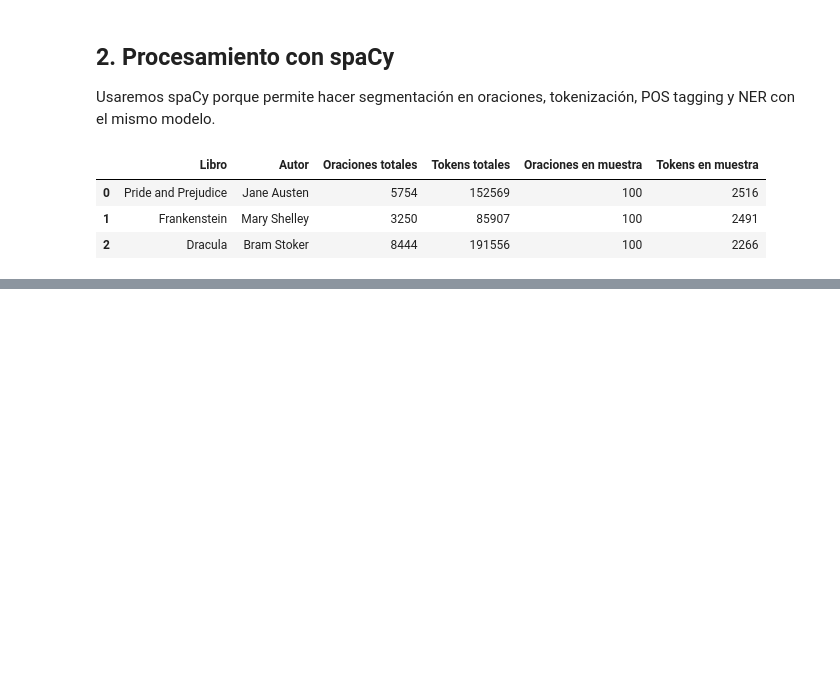
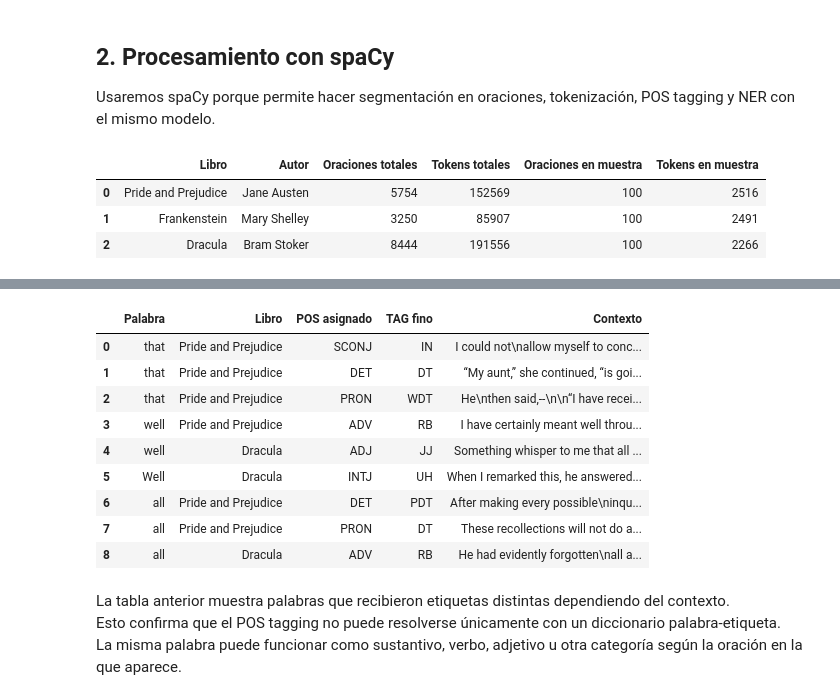
Before and after one commit to Cynthiss/NLP, a Jupyter notebook: Lab_6/Lab_6.ipynb, the cells around one changed output, grey strips where cells are left out. Cells and saved outputs as stored; diff of their text form; code cells hidden in the pictures; blank space fills up the shorter version.

```diff
--- a/Lab_6/Lab_6.ipynb
+++ b/Lab_6/Lab_6.ipynb
@@ -99,0 +276,45 @@ summary_df
+# %%
+
+selected_ambiguous_words = [
+    "that",
+    "well",
+    "all"
+]
+# %%
+# Mostramos ejemplos de contexto para cada palabra ambigua
+ambiguous_examples = []
+
+for word in selected_ambiguous_words:
+
+    # Filtramos apariciones de esa palabra
+    examples = pos_tokens_df[pos_tokens_df["Token_lower"] == word]
+
+    # Tomamos un ejemplo por cada POS distinto
+    examples = examples.drop_duplicates(subset=["POS"]).head(3)
+
+    for _, row in examples.iterrows():
+        ambiguous_examples.append({
+            "Palabra": row["Token"],
+            "Libro": row["Libro"],
+            "POS asignado": row["POS"],
+            "TAG fino": row["TAG"],
+            "Contexto": row["Oracion"]
+        })
+
+ambiguous_examples_df = pd.DataFrame(ambiguous_examples)
+ambiguous_examples_df
+# %% [output]
+|  | Palabra | Libro | POS asignado | TAG fino | Contexto |
+| 0 | that | Pride and Prejudice | SCONJ | IN | I could not\nallow myself to conc... |
+| 1 | that | Pride and Prejudice | DET | DT | “My aunt,” she continued, “is goi... |
+| 2 | that | Pride and Prejudice | PRON | WDT | He\nthen said,--\n\n“I have recei... |
+| 3 | well | Pride and Prejudice | ADV | RB | I have certainly meant well throu... |
+| 4 | well | Dracula | ADJ | JJ | Something whisper to me that all ... |
+| 5 | Well | Dracula | INTJ | UH | When I remarked this, he answered... |
+| 6 | all | Pride and Prejudice | DET | PDT | After making every possible\ninqu... |
+| 7 | all | Pride and Prejudice | PRON | DT | These recollections will not do a... |
+| 8 | all | Dracula | ADV | RB | He had evidently forgotten\nall a... |
+# %% [markdown]
+La tabla anterior muestra palabras que recibieron etiquetas distintas dependiendo del contexto.
+Esto confirma que el POS tagging no puede resolverse únicamente con un diccionario palabra-etiqueta.
+La misma palabra puede funcionar como sustantivo, verbo, adjetivo u otra categoría según la oración en la que aparece.
```
Also changed, not shown: parts of 12 cells of this notebook.
